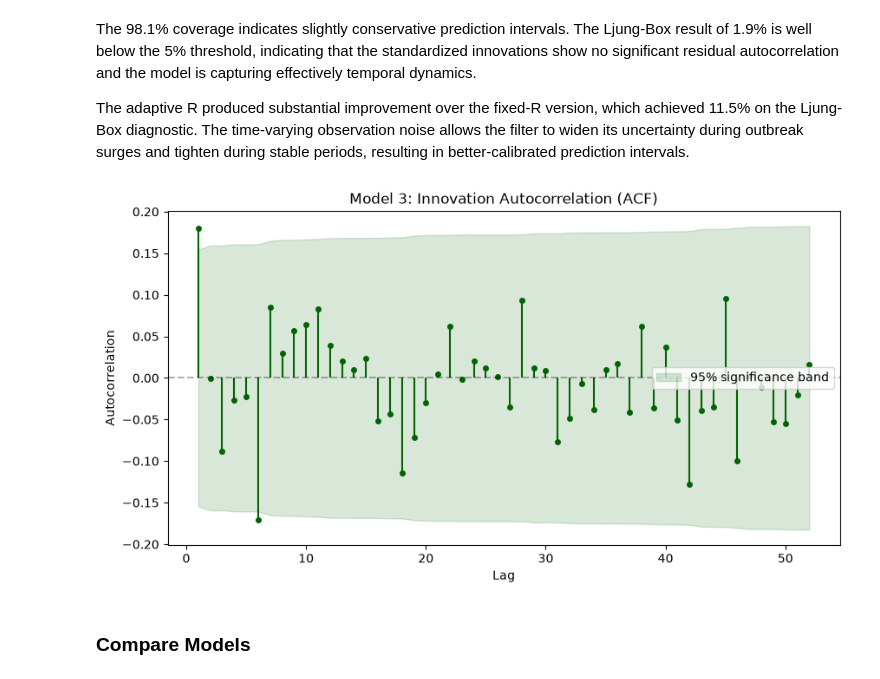
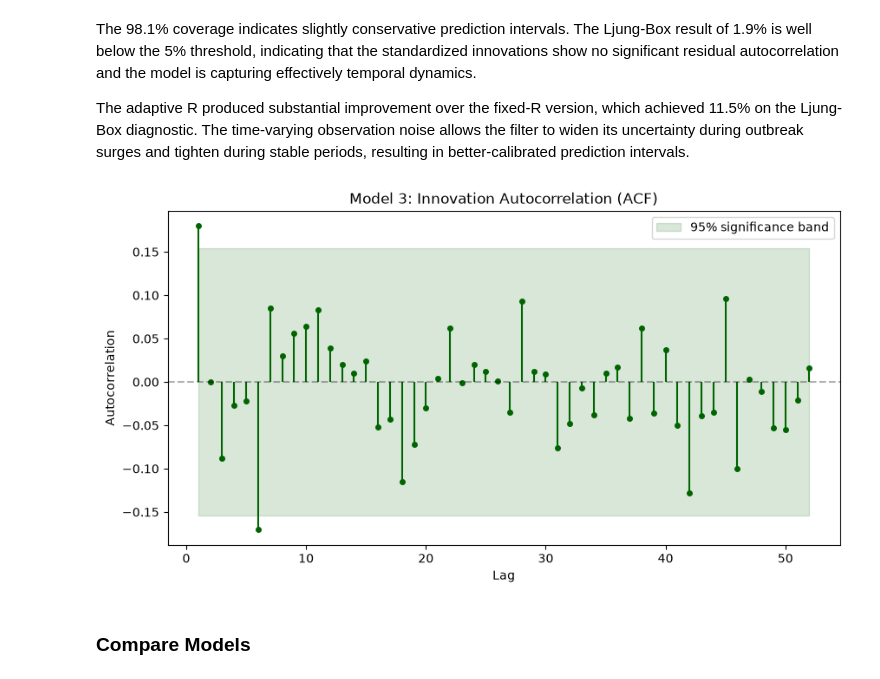
Before and after one commit to alexanderhperalta/kalman-filter, a Jupyter notebook: kalman_filter.ipynb, the cells around one changed output. Cells and saved outputs as stored; diff of their text form; code cells hidden in the pictures.

```diff
--- a/kalman_filter.ipynb
+++ b/kalman_filter.ipynb
@@ -444,10 +444,10 @@ The 98.1% coverage indicates slightly conservative prediction intervals. The Lju
 
 The adaptive R produced substantial improvement over the fixed-R version, which achieved 11.5% on the Ljung-Box diagnostic. The time-varying observation noise allows the filter to widen its uncertainty during outbreak surges and tighten during stable periods, resulting in better-calibrated prediction intervals.
 # %%
-rho, confint = acf(vk_seasonal, nlags=52, alpha=0.05)
+rho, confint = acf(vk_seasonal, nlags=52, alpha=0.05, bartlett_confint=False)
 acf_plot(confint, rho, 'Model 3: Innovation Autocorrelation (ACF)')
 # %% [output]
-[figure, old version]
+[figure, new version]
 # %% [markdown]
 ### **Compare Models**
 # %%
```
Also changed, not shown: parts of 2 cells of this notebook.
